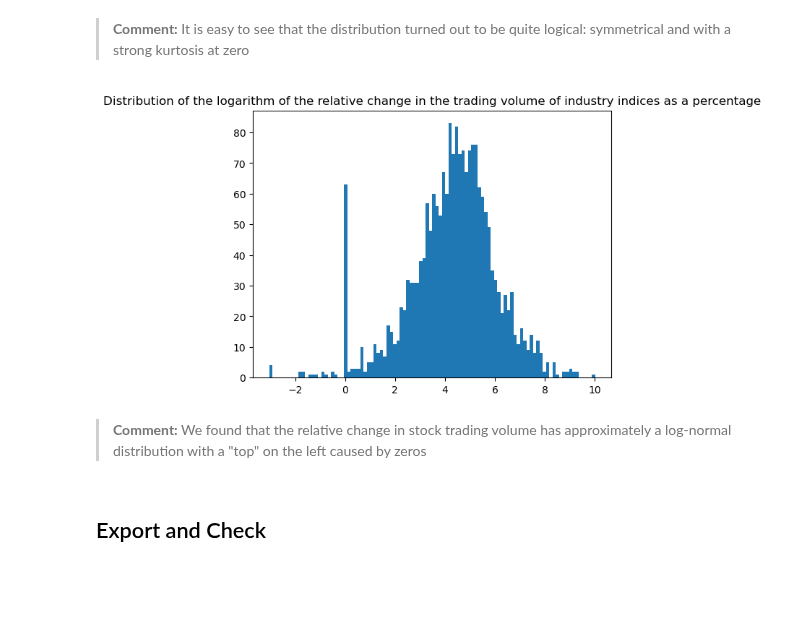
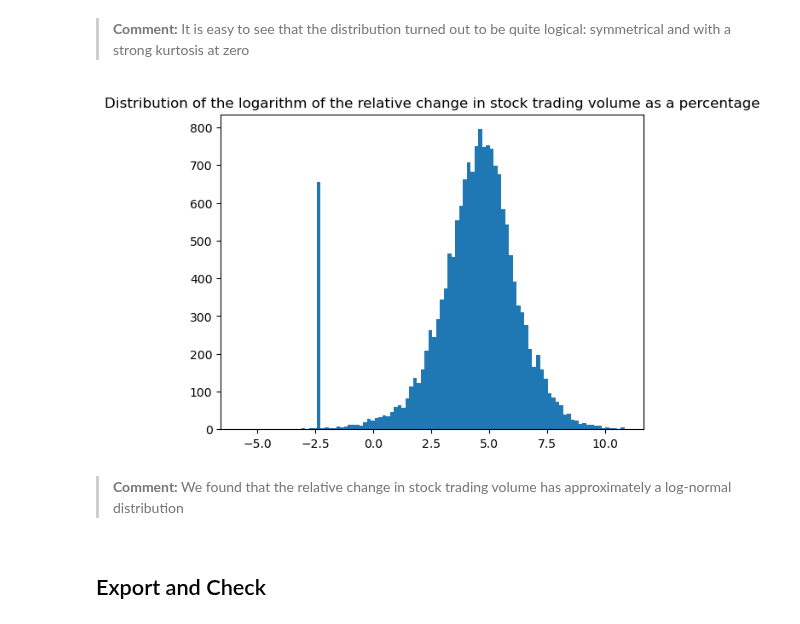
Before and after one commit to FlameInBrainSerj/project_news_graph, a Jupyter notebook: Modeling/trade_data_integration.ipynb, the cells around one changed output. Cells and saved outputs as stored; diff of their text form; code cells hidden in the pictures; blank space fills up the shorter version.

Commit message:
Finished with data

```diff
--- a/Modeling/trade_data_integration.ipynb
+++ b/Modeling/trade_data_integration.ipynb
@@ -43,10 +22,3 @@ conn_string = f'postgresql://{username}:{password}@{host}:{port}/{database}'
-# %%
-db = create_engine(conn_string)
-conn = db.connect()
-conn.autocommit = True
-
-companies_df = pd.read_sql_query('SELECT * FROM data.companies_tickets', conn)
-conn.close()
 # %% [markdown]
 ## Downloading data from Moscow Exchange and enriching the existing dataset
 # %%
@@ -65,7 +37,8 @@ for i in tqdm(range(len(companies_df))):
     company = companies_df['company'][i]
     connect_timeout = 300
     read_timeout = 120
-    n = requests.get(companies_string.format(company, start, end), timeout=(connect_timeout, read_timeout)).json()
+    n = requests.get(companies_string.format(company, start, end),
+                     timeout=(connect_timeout, read_timeout)).json()
     try:
         companies_df.loc[i, 'price_release'] = n['candles']['data'][0][0]
         companies_df.loc[i, 'volume_release'] = n['candles']['data'][0][4]
@@ -154,3 +138,5 @@ conn.close()
+# %%
+ind_df = pd.read_parquet('../Data/NER/ind_data_after_ner_5years.parquet')
 # %% [markdown]
 ## Downloading data from Moscow Exchange and enriching the existing dataset
 # %%
@@ -201,2 +187,2 @@ dtype: int64
 # %%
-ind_df = ind_df.dropna(subset=['price_release'])
+ind_df = ind_df.dropna(subset=['price_release']).reset_index(drop=True)
@@ -218,12 +220,12 @@ plt.show()
 # %% [markdown]
 > **Comment:** It is easy to see that the distribution turned out to be quite logical: symmetrical and with a strong kurtosis at zero
 # %%
-plt.hist(np.log(ind_df.volume_diff_percent+1), bins=100)
-plt.title('Distribution of the logarithm of the relative change in the trading volume of industry indices as a percentage')
+plt.hist(np.log(ind_df.volume_diff_percent.sort_values()[:-45]+0.1), bins=100)
+plt.title('Distribution of the logarithm of the relative change in stock trading volume as a percentage')
 plt.show()
 # %% [output]
-[figure, old version]
+[figure, new version]
 # %% [markdown]
-> **Comment:** We found that the relative change in stock trading volume has approximately a log-normal distribution with a "top" on the left caused by zeros
+> **Comment:** We found that the relative change in stock trading volume has approximately a log-normal distribution
 # %% [markdown]
 ## Export and Check
```
Also changed, not shown: parts of 41 cells of this notebook, 1 other file.
